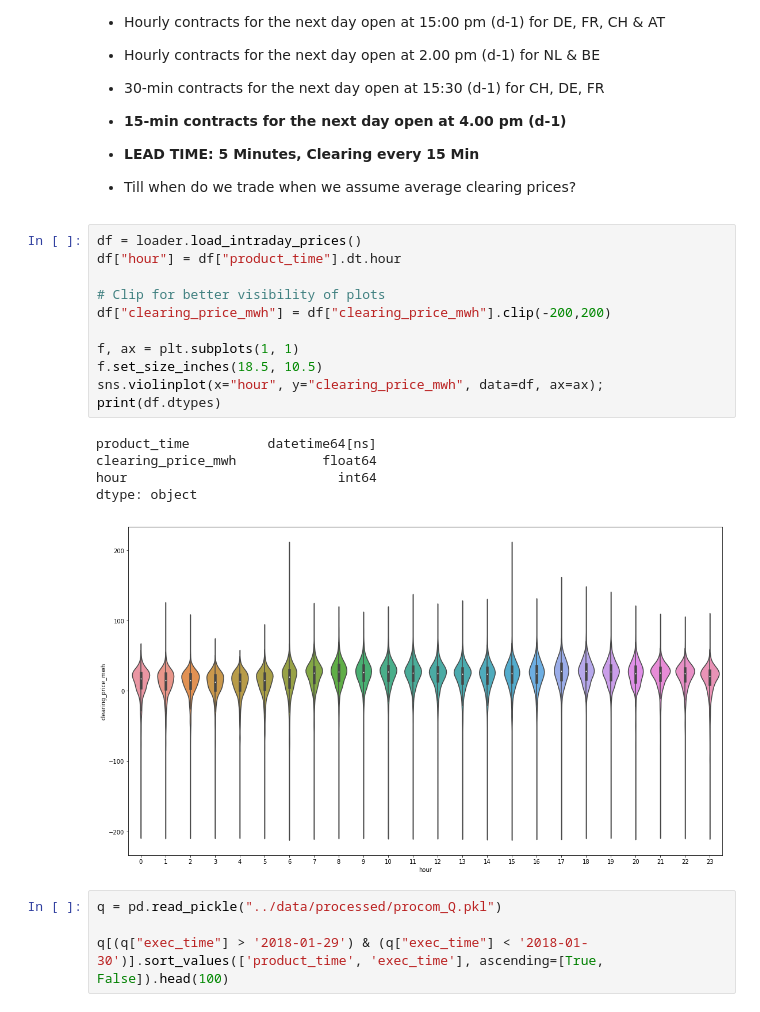
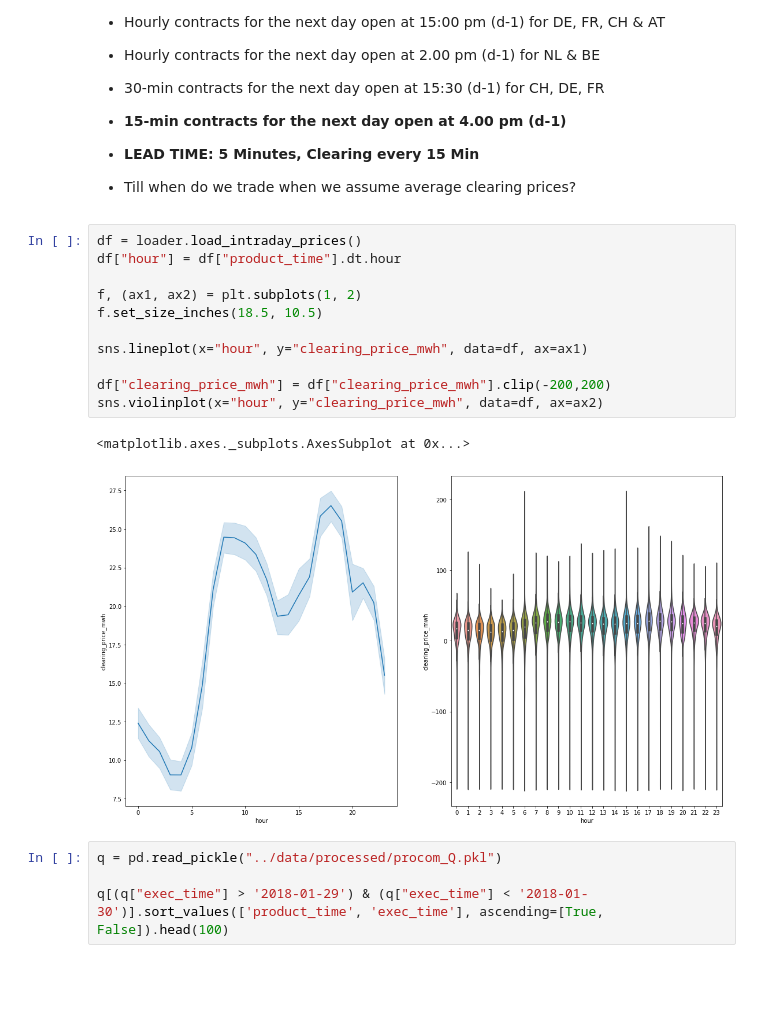
Before and after one commit to indyfree/FleetSim, a Jupyter notebook: notebooks/04-Intraday-Market.ipynb, the cells around one changed output. Cells and saved outputs as stored; diff of their text form; blank space fills up the shorter version.

Commit message:
[nb/intraday] Update notebook with lineplot

```diff
--- a/notebooks/04-Intraday-Market.ipynb
+++ b/notebooks/04-Intraday-Market.ipynb
@@ -31,20 +31,17 @@ __EPEX Intraday continous market__
 # %%
 df = loader.load_intraday_prices()
 df["hour"] = df["product_time"].dt.hour
 
-# Clip for better visibility of plots
+f, (ax1, ax2) = plt.subplots(1, 2)
+f.set_size_inches(18.5, 10.5)
+
+sns.lineplot(x="hour", y="clearing_price_mwh", data=df, ax=ax1)
+
 df["clearing_price_mwh"] = df["clearing_price_mwh"].clip(-200,200)
-
-f, ax = plt.subplots(1, 1)
-f.set_size_inches(18.5, 10.5)
-sns.violinplot(x="hour", y="clearing_price_mwh", data=df, ax=ax);
-print(df.dtypes)
+sns.violinplot(x="hour", y="clearing_price_mwh", data=df, ax=ax2)
 # %% [output]
-product_time          datetime64[ns]
-clearing_price_mwh           float64
-hour                           int64
-dtype: object
+<matplotlib.axes._subplots.AxesSubplot at 0x...>
-[figure, old version]
+[figure, new version]
 # %%
 q = pd.read_pickle("../data/processed/procom_Q.pkl")
 
```
Also changed, not shown: 1 other file.
